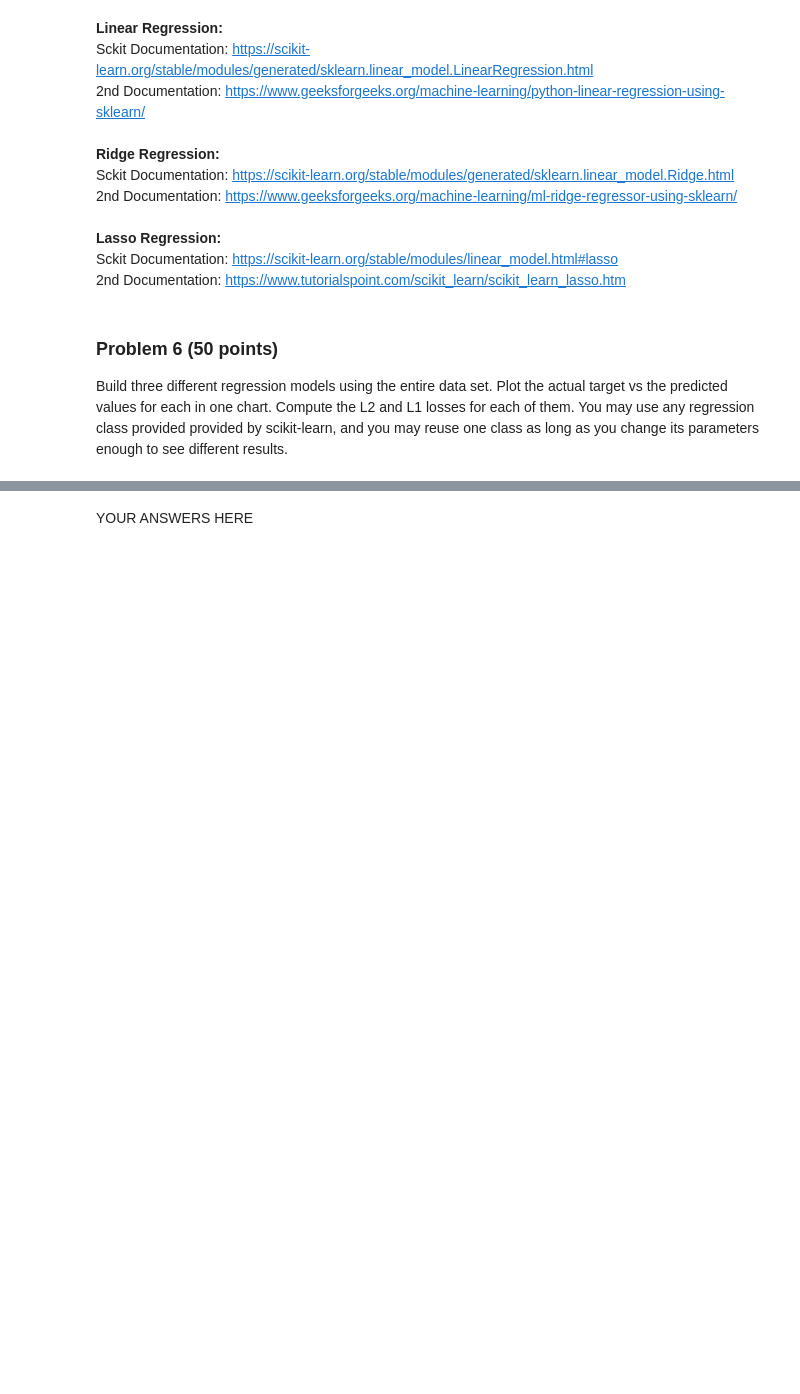
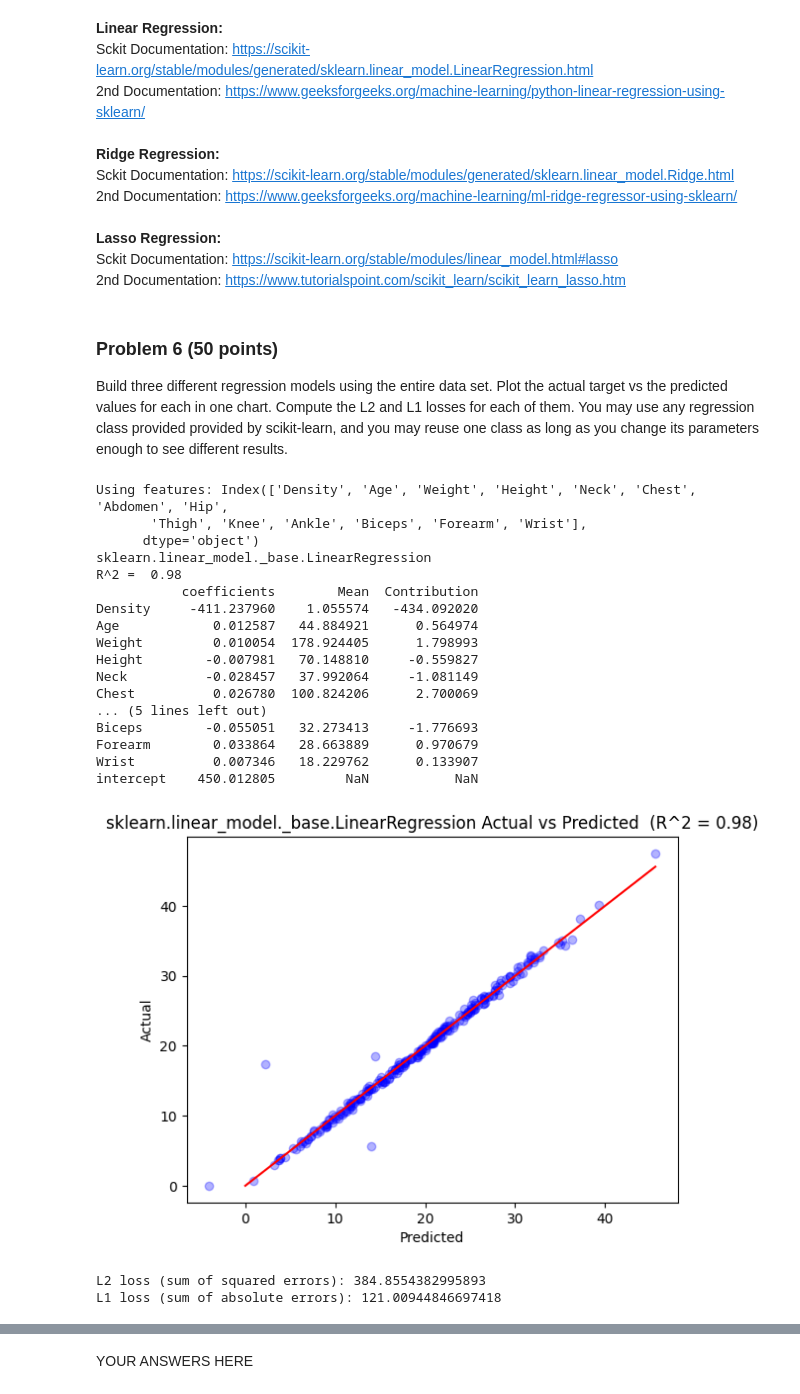
Before and after one commit to JonG-2025/dx602-final-project, a Jupyter notebook: project.ipynb, the cells around one changed output, grey strips where cells are left out. Drawn from its saved outputs; the diff is of its cells as text; code cells hidden in the pictures; blank space fills up the shorter version.

```diff
--- a/project.ipynb
+++ b/project.ipynb
@@ -269,0 +297,40 @@ You may use any regression class provided provided by scikit-learn, and you may
+# %%
+target = body_fat_df['target']
+features = body_fat_df.drop(columns=['target'])
+
+print(f'Using features: {features.columns}')
+
+model = sklearn.linear_model.LinearRegression()
+model.fit(features, target)
+
+show_model_details(model, features, target)
+plot_model(model, features, target)
+
+y_pred = model.predict(features)
+
+l2_loss = np.sum((target - y_pred)**2)
+print("L2 loss (sum of squared errors):", l2_loss)
+
+l1_loss = np.sum(np.abs(target - y_pred))
+print("L1 loss (sum of absolute errors):", l1_loss)
+# %% [output]
+Using features: Index(['Density', 'Age', 'Weight', 'Height', 'Neck', 'Chest', 'Abdomen', 'Hip',
+       'Thigh', 'Knee', 'Ankle', 'Biceps', 'Forearm', 'Wrist'],
+      dtype='object')
+sklearn.linear_model._base.LinearRegression
+R^2 =  0.98
+           coefficients        Mean  Contribution
+Density     -411.237960    1.055574   -434.092020
+Age            0.012587   44.884921      0.564974
+Weight         0.010054  178.924405      1.798993
+Height        -0.007981   70.148810     -0.559827
+Neck          -0.028457   37.992064     -1.081149
+Chest          0.026780  100.824206      2.700069
+... (5 lines left out)
+Biceps        -0.055051   32.273413     -1.776693
+Forearm        0.033864   28.663889      0.970679
+Wrist          0.007346   18.229762      0.133907
+intercept    450.012805         NaN           NaN
+[figure, added]
+L2 loss (sum of squared errors): 384.8554382995893
+L1 loss (sum of absolute errors): 121.00944846697418
```
Also changed, not shown: parts of 5 cells of this notebook.
